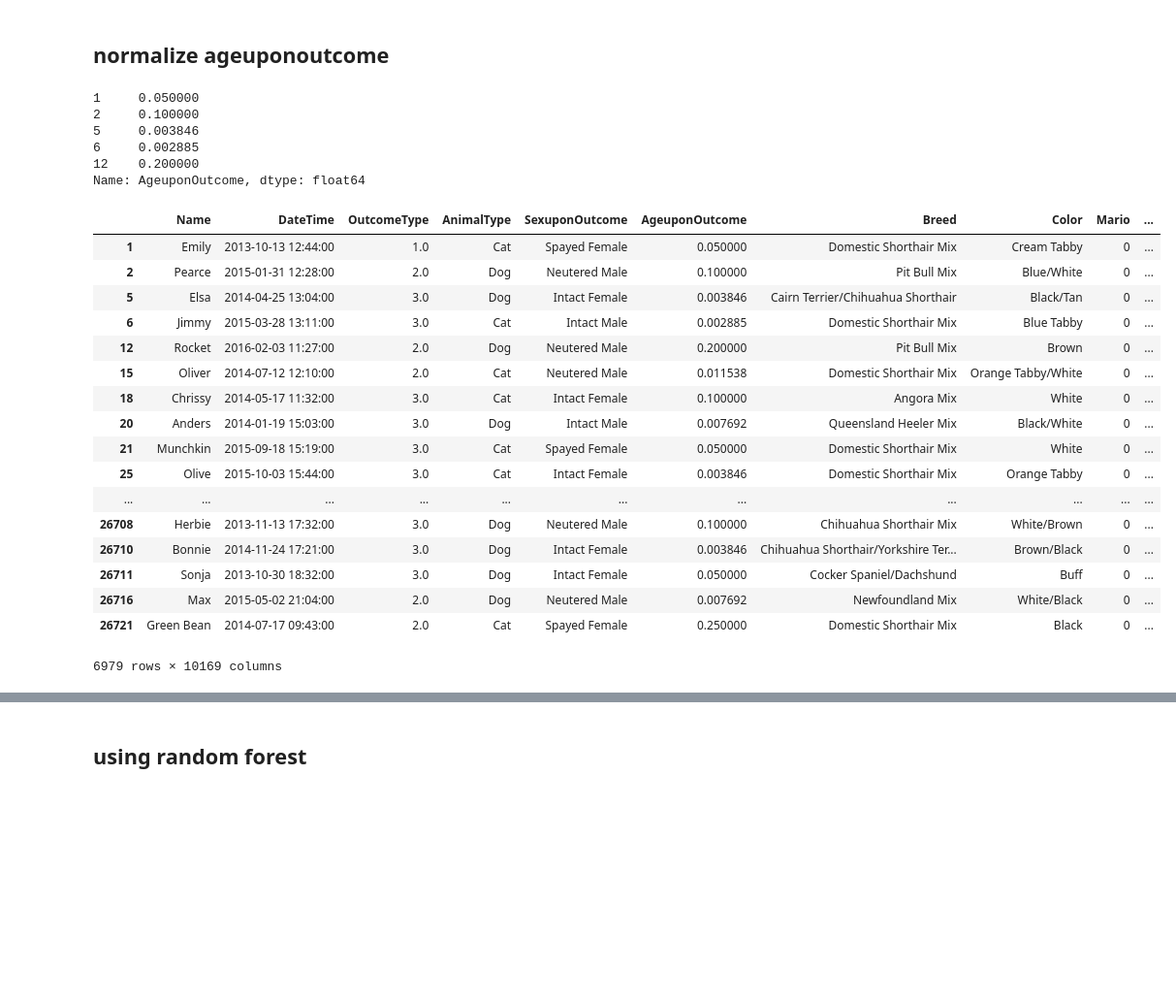
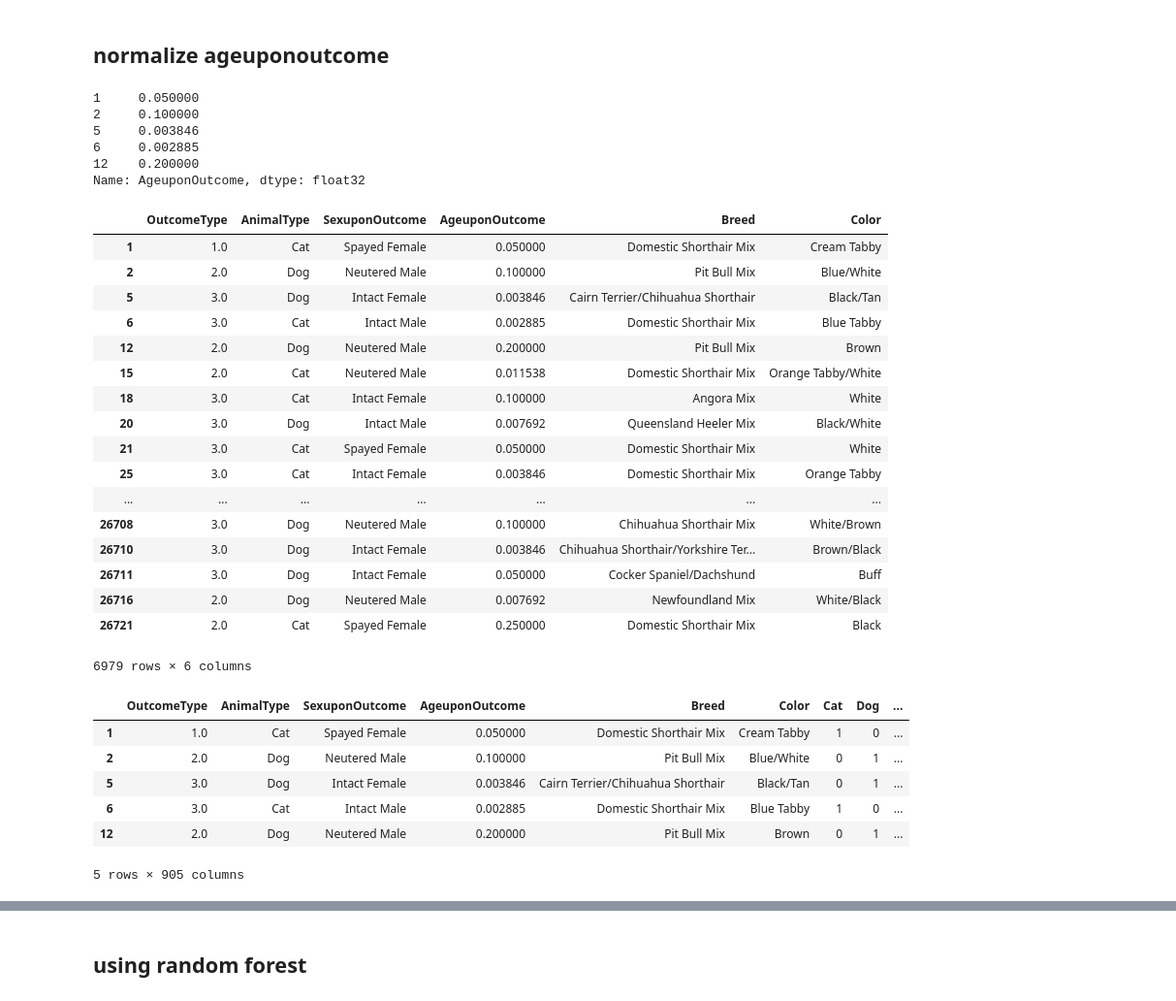
Before and after one commit to cedrictongg/CS5661_DataScience, a Jupyter notebook: project.ipynb, the cells around one changed output, grey strips where cells are left out. Shown: that part at 97% size. Drawn from its saved outputs; the diff is of its cells as text; code cells hidden in the pictures; blank space fills up the shorter version.

```diff
--- a/project.ipynb
+++ b/project.ipynb
@@ -110,9 +166,6 @@ def categorical_to_numeric(x):
     elif x == 'Transfer':
         return 3
 
-shelter_df['OutcomeType'] = shelter_df['OutcomeType'].apply(categorical_to_numeric)
-
-y = shelter_df['OutcomeType']
-
-y.head()
+shelter_df['OutcomeType'] = shelter_df['OutcomeType'].apply(categorical_to_numeric).astype(np.float32)
+shelter_df
 # %% [output]
@@ -140,7 +205,7 @@ def change_year_month_to_weeks(x):
     elif parse_age == 'weeks':
         return int(count)
 
-shelter_df['AgeuponOutcome'] = shelter_df['AgeuponOutcome'].apply(change_year_month_to_weeks)
+shelter_df['AgeuponOutcome'] = shelter_df['AgeuponOutcome'].apply(change_year_month_to_weeks).astype(np.float32)
 
 test_age = shelter_df['AgeuponOutcome']
 test_age.head()
@@ -153,0 +240,5 @@ Name: AgeuponOutcome, dtype: float64
+# %%
+shelter_df.drop(['DateTime'], axis = 1, inplace = True)
+shelter_df.drop(['Name'], axis = 1, inplace = True)
+
+shelter_df
@@ -164,7 +274,7 @@ max_age
 def normalize_age(x):
     return x/max_age
 
-shelter_df['AgeuponOutcome'] = shelter_df['AgeuponOutcome'].apply(normalize_age)
+shelter_df['AgeuponOutcome'] = shelter_df['AgeuponOutcome'].apply(normalize_age).astype(np.float32)
 
 test_age = shelter_df['AgeuponOutcome']
 test_age.head()
@@ -174,33 +284,43 @@ test_age.head()
 5     0.003846
 6     0.002885
 12    0.200000
-Name: AgeuponOutcome, dtype: float64
+Name: AgeuponOutcome, dtype: float32
+# %%
+shelter_df
+# %% [output]
+|  | OutcomeType | AnimalType | SexuponOutcome | AgeuponOutcome | Breed | Color |
+| 1 | 1.0 | Cat | Spayed Female | 0.050000 | Domestic Shorthair Mix | Cream Tabby |
+| 2 | 2.0 | Dog | Neutered Male | 0.100000 | Pit Bull Mix | Blue/White |
+| 5 | 3.0 | Dog | Intact Female | 0.003846 | Cairn Terrier/Chihuahua Shorthair | Black/Tan |
+| 6 | 3.0 | Cat | Intact Male | 0.002885 | Domestic Shorthair Mix | Blue Tabby |
+| 12 | 2.0 | Dog | Neutered Male | 0.200000 | Pit Bull Mix | Brown |
+| 15 | 2.0 | Cat | Neutered Male | 0.011538 | Domestic Shorthair Mix | Orange Tabby/White |
+| 18 | 3.0 | Cat | Intact Female | 0.100000 | Angora Mix | White |
+| 20 | 3.0 | Dog | Intact Male | 0.007692 | Queensland Heeler Mix | Black/White |
+| 21 | 3.0 | Cat | Spayed Female | 0.050000 | Domestic Shorthair Mix | White |
+| 25 | 3.0 | Cat | Intact Female | 0.003846 | Domestic Shorthair Mix | Orange Tabby |
+| ... | ... | ... | ... | ... | ... | ... |
+| 26708 | 3.0 | Dog | Neutered Male | 0.100000 | Chihuahua Shorthair Mix | White/Brown |
+| 26710 | 3.0 | Dog | Intact Female | 0.003846 | Chihuahua Shorthair/Yorkshire Ter... | Brown/Black |
+| 26711 | 3.0 | Dog | Intact Female | 0.050000 | Cocker Spaniel/Dachshund | Buff |
+| 26716 | 2.0 | Dog | Neutered Male | 0.007692 | Newfoundland Mix | White/Black |
+| 26721 | 2.0 | Cat | Spayed Female | 0.250000 | Domestic Shorthair Mix | Black |
+6979 rows × 6 columns
 # %%
-list_nonNumerical = ['Name','DateTime','AnimalType','SexuponOutcome','Breed','Color']
+list_nonNumerical = ['AnimalType','SexuponOutcome','Breed','Color']
 
 for column in list_nonNumerical:
     dummies = pd.get_dummies(shelter_df[column])
     shelter_df[dummies.columns] = dummies
 
 getnewFeatures_X = shelter_df
 
-getnewFeatures_X
+getnewFeatures_X.head()
 # %% [output]
-|  | Name | DateTime | OutcomeType | AnimalType | SexuponOutcome | AgeuponOutcome | Breed | Color | Mario | ... |
-| 1 | Emily | 2013-10-13 12:44:00 | 1.0 | Cat | Spayed Female | 0.050000 | Domestic Shorthair Mix | Cream Tabby | 0 | ... |
-| 2 | Pearce | 2015-01-31 12:28:00 | 2.0 | Dog | Neutered Male | 0.100000 | Pit Bull Mix | Blue/White | 0 | ... |
-| 5 | Elsa | 2014-04-25 13:04:00 | 3.0 | Dog | Intact Female | 0.003846 | Cairn Terrier/Chihuahua Shorthair | Black/Tan | 0 | ... |
-| 6 | Jimmy | 2015-03-28 13:11:00 | 3.0 | Cat | Intact Male | 0.002885 | Domestic Shorthair Mix | Blue Tabby | 0 | ... |
-| 12 | Rocket | 2016-02-03 11:27:00 | 2.0 | Dog | Neutered Male | 0.200000 | Pit Bull Mix | Brown | 0 | ... |
-| 15 | Oliver | 2014-07-12 12:10:00 | 2.0 | Cat | Neutered Male | 0.011538 | Domestic Shorthair Mix | Orange Tabby/White | 0 | ... |
-| 18 | Chrissy | 2014-05-17 11:32:00 | 3.0 | Cat | Intact Female | 0.100000 | Angora Mix | White | 0 | ... |
-| 20 | Anders | 2014-01-19 15:03:00 | 3.0 | Dog | Intact Male | 0.007692 | Queensland Heeler Mix | Black/White | 0 | ... |
-| 21 | Munchkin | 2015-09-18 15:19:00 | 3.0 | Cat | Spayed Female | 0.050000 | Domestic Shorthair Mix | White | 0 | ... |
-| 25 | Olive | 2015-10-03 15:44:00 | 3.0 | Cat | Intact Female | 0.003846 | Domestic Shorthair Mix | Orange Tabby | 0 | ... |
-| ... | ... | ... | ... | ... | ... | ... | ... | ... | ... | ... |
-| 26708 | Herbie | 2013-11-13 17:32:00 | 3.0 | Dog | Neutered Male | 0.100000 | Chihuahua Shorthair Mix | White/Brown | 0 | ... |
-| 26710 | Bonnie | 2014-11-24 17:21:00 | 3.0 | Dog | Intact Female | 0.003846 | Chihuahua Shorthair/Yorkshire Ter... | Brown/Black | 0 | ... |
-| 26711 | Sonja | 2013-10-30 18:32:00 | 3.0 | Dog | Intact Female | 0.050000 | Cocker Spaniel/Dachshund | Buff | 0 | ... |
-| 26716 | Max | 2015-05-02 21:04:00 | 2.0 | Dog | Neutered Male | 0.007692 | Newfoundland Mix | White/Black | 0 | ... |
-| 26721 | Green Bean | 2014-07-17 09:43:00 | 2.0 | Cat | Spayed Female | 0.250000 | Domestic Shorthair Mix | Black | 0 | ... |
+|  | OutcomeType | AnimalType | SexuponOutcome | AgeuponOutcome | Breed | Color | Cat | Dog | ... |
+| 1 | 1.0 | Cat | Spayed Female | 0.050000 | Domestic Shorthair Mix | Cream Tabby | 1 | 0 | ... |
+| 2 | 2.0 | Dog | Neutered Male | 0.100000 | Pit Bull Mix | Blue/White | 0 | 1 | ... |
+| 5 | 3.0 | Dog | Intact Female | 0.003846 | Cairn Terrier/Chihuahua Shorthair | Black/Tan | 0 | 1 | ... |
+| 6 | 3.0 | Cat | Intact Male | 0.002885 | Domestic Shorthair Mix | Blue Tabby | 1 | 0 | ... |
+| 12 | 2.0 | Dog | Neutered Male | 0.200000 | Pit Bull Mix | Brown | 0 | 1 | ... |
-6979 rows × 10169 columns
+5 rows × 905 columns
```
Also changed, not shown: parts of 20 cells of this notebook.
